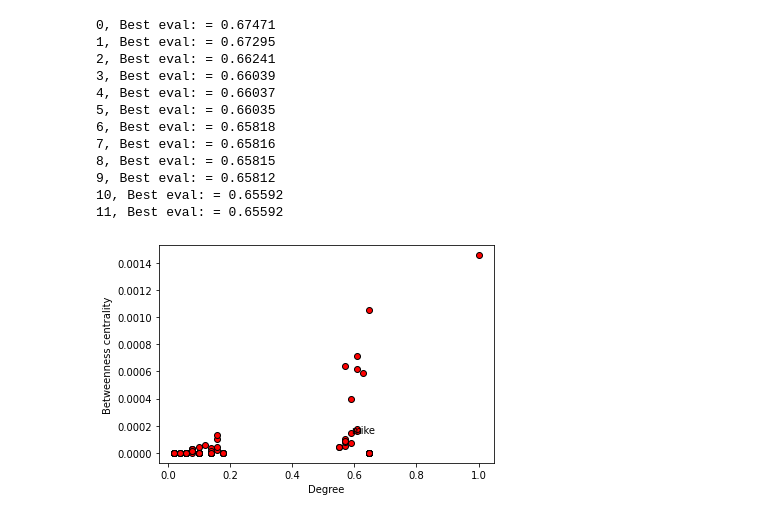
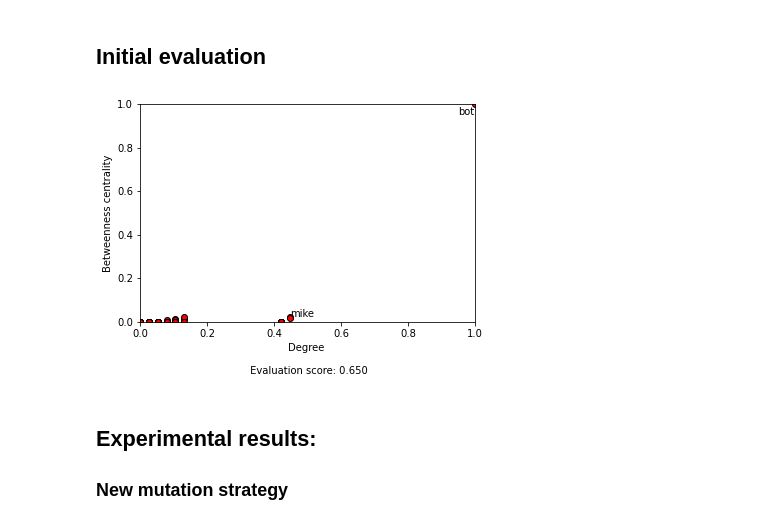
Before and after one commit to fzanart/Socialz, a Jupyter notebook: es_plus.ipynb, the cells around one changed output. Cells and saved outputs as stored; diff of their text form; code cells hidden in the pictures.

```diff
--- a/es_plus.ipynb
+++ b/es_plus.ipynb
@@ -93,18 +135,19 @@ for column in aux_matrix.columns:
 # %%
-# Compute graph metrics
+# Compute graph metrics, betweenness centrality and node degree
 
 def graph_metrics(adj_matrix):
   # Build the initial graph from adj_matrix.
   G = nx.from_pandas_adjacency(adj_matrix, create_using=nx.DiGraph)
   d = {'degree' : {node:val for (node, val) in G.degree()} ,      # measure of activity of the node.
-       'betweenness_centrality' : nx.betweenness_centrality(G)}   # measure of relative importance of the node.
+       'betweenness_centrality' : nx.betweenness_centrality(G,normalized=False)}   # measure of relative importance of the node.
 
   metric_df = pd.DataFrame(d)
 
   # normalise node degree values  https://www.statology.org/normalize-data-between-0-and-1/
   # zi = (xi – min(x)) / (max(x) – min(x))
   metric_df['degree'] = metric_df['degree'].apply(lambda x: (x - metric_df['degree'].min())/(metric_df['degree'].max() - metric_df['degree'].min()))
-
-  #TODO:  filter users
+  metric_df['betweenness_centrality'] = metric_df['betweenness_centrality'].apply(lambda x: (x - metric_df['betweenness_centrality'].min())/(metric_df['betweenness_centrality'].max() - metric_df['betweenness_centrality'].min()))
+  # filter users
+  metric_df = metric_df[metric_df.index.str.startswith('u: ')]
 
   return metric_df
@@ -221,38 +207,28 @@ def es_plus(initial_record, objective, n_iter, mu, lam):
-# %%
-# define the total iterationsja
-n_iter = 20000
-# number of parents selected
-mu = 1
-# the number of children generated by parents
-lam = 20
-# perform the evolution strategy (mu, lambda) search
-best, score = es_plus(adj_matrix, objective, n_iter, mu, lam)
-# %% [output]
-0, Best eval: = 0.67471
-1, Best eval: = 0.67295
-2, Best eval: = 0.66241
-3, Best eval: = 0.66039
-4, Best eval: = 0.66037
-5, Best eval: = 0.66035
-6, Best eval: = 0.65818
-7, Best eval: = 0.65816
-8, Best eval: = 0.65815
-9, Best eval: = 0.65812
-10, Best eval: = 0.65592
-11, Best eval: = 0.65592
-# %%
-node = 'u: mikeharrisontelia'
-
-metric = graph_metrics(best)
-
-metric_u = metric[metric.index.str.startswith('u: ')]
-
-fig, ax = plt.subplots()
-ax.scatter(metric_u['degree'],metric_u['betweenness_centrality'],edgecolor="k", c="r")
-ax.set_xlabel('Degree')
-ax.set_ylabel('Betweenness centrality')
-ax.annotate('mike', (metric_u.loc[node][0], metric_u.loc[node][1]))
-
-plt.show()
-# %% [output]
-[figure, removed]
+# %% [markdown]
+## Initial evaluation
+# %%
+# Initial evaluation:
+
+user_node, bot_node = 'u: mikeharrisontelia', 'u: dependabot[bot]'
+
+def plot_results(user_node, bot_node, adj_matrix):
+    metric_df = graph_metrics(adj_matrix)
+
+    fig, ax = plt.subplots()
+    ax.scatter(metric_df['degree'],metric_df['betweenness_centrality'],edgecolor="k", c="r")
+    ax.set_xlabel(f'Degree \n\n Evaluation score: {objective(metric_df):.3f}')
+    ax.set_ylabel('Betweenness centrality')
+    ax.annotate('mike', (metric_df.loc[user_node][0], metric_df.loc[user_node][1]))
+    ax.annotate('bot', (metric_df.loc[bot_node][0] - 0.05, metric_df.loc[bot_node][1]- 0.05))
+    ax.set_xlim([0, 1])
+    ax.set_ylim([0, 1])
+    plt.close()
+
+    return fig
+
+plot_results('u: mikeharrisontelia','u: dependabot[bot]', adj_matrix)
+# %% [output]
+[figure, added]
+# %% [markdown]
+## Experimental results:
+### New mutation strategy
```
Also changed, not shown: parts of 32 cells of this notebook.
